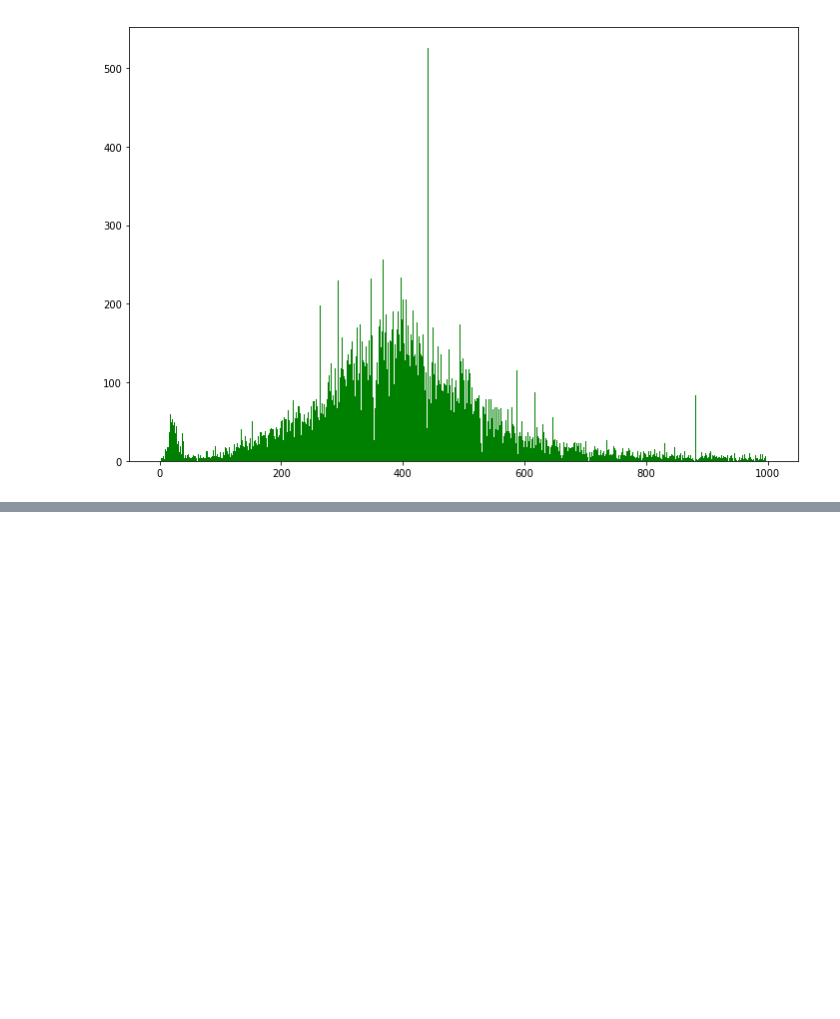
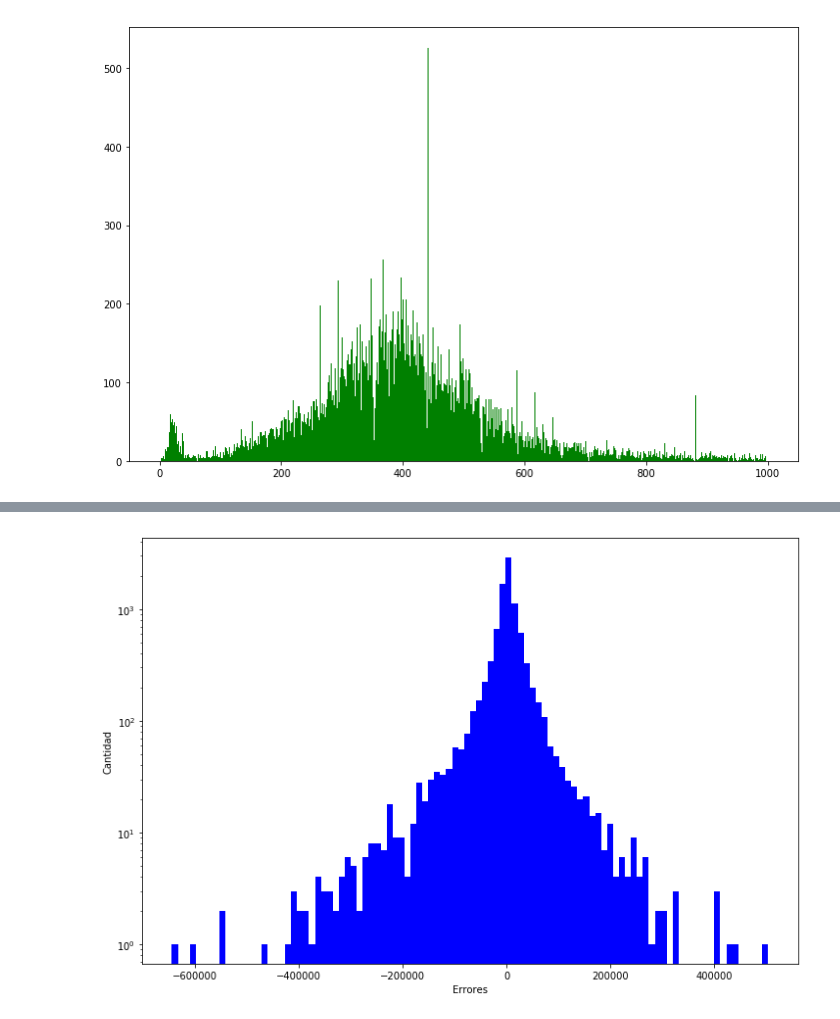
Before and after one commit to AlejandroDaneri/Machine-Learning-Properati, a Jupyter notebook: Random Forest.ipynb, the cells around one changed output, grey strips where cells are left out. Drawn from its saved outputs; the diff is of its cells as text; code cells hidden in the pictures; blank space fills up the shorter version.

```diff
--- a/Random Forest.ipynb
+++ b/Random Forest.ipynb
@@ -246,3 +246,34 @@ plt.hist(properati.categories_by_price,cant_buckets,facecolor='green')
 plt.show()
 # %% [output]
 [figure]
+# %%
+X = zip(properati['dist_a_subte'],properati['dist_a_univ'],properati['dist_a_tren'],properati['dist_a_villa'],\
+        properati['dist_a_zona_anegada'],properati['surface_total_in_m2'],\
+        properati['surface_covered_in_m2'],properati['lat'],properati['lon'])
+
+y = properati['price_aprox_usd']
+
+X=scaler.fit_transform(X,y)
+# %%
+%%notify
+
+from sklearn.pipeline import Pipeline
+from sklearn.decomposition import PCA
+
+estimators = [('pca', PCA()), ('rf', RandomForestRegressor())]
+pipe = Pipeline(estimators)
+
+criterion = ['mse']
+max_features =['log2']
+n_estimators = np.arange(170,200,10)
+
+X_train, X_test, y_train, y_test = train_test_split(
+    X, y, test_size=0.2)
+
+param_grid= dict( pca__n_components=np.arange(1,8,1),rf__criterion = criterion,
+rf__max_features =max_features,
+rf__n_estimators = n_estimators)
+
+grid_search = GridSearchCV(pipe, param_grid=param_grid,n_jobs=-1,refit=True,cv=5)
+
+grid_search.fit(X_train, y_train)
@@ -248,0 +297,2 @@ plt.show()
+# %%
+estimador_pipe=grid_search.best_estimator_
@@ -248,0 +309,13 @@ plt.show()
+# %%
+errores = estimador_pipe.predict(X_test)-y_test
+# %%
+# the histogram of the data
+plt.figure(figsize=(12,8))
+plt.hist(errores, 100, facecolor='blue')
+plt.xlabel('Errores')
+plt.ylabel('Cantidad')
+#plt.xlim(-1000, 1000) #para variar el "zoom a 0"
+plt.yscale('log')
+plt.show()
+# %% [output]
+[figure, added]
```
Also changed, not shown: parts of 14 cells of this notebook, 2 other files.
